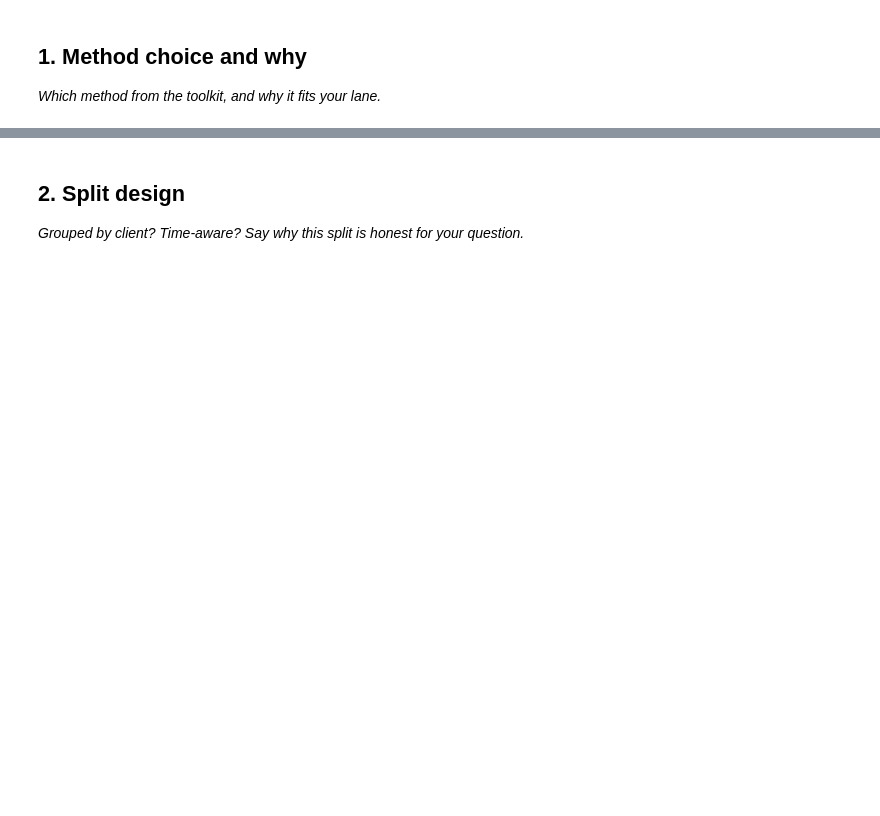
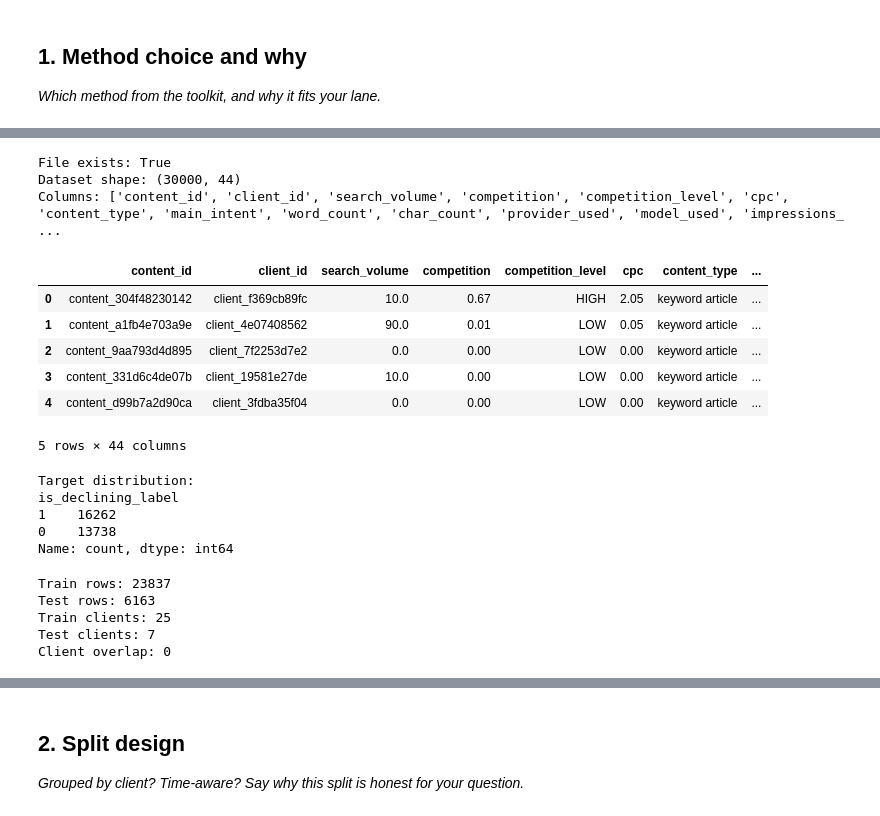
Before and after one commit to Duchalsoham12/flyrank-ml-internship, a Jupyter notebook: work/notebooks/w05_model.ipynb, the cells around one changed output, grey strips where cells are left out. Saved outputs shown, nothing was run; the diff lists cells and outputs as text; code cells hidden in the pictures; blank space fills up the shorter version.

```diff
--- a/work/notebooks/w05_model.ipynb
+++ b/work/notebooks/w05_model.ipynb
@@ -15,0 +142,75 @@ This skeleton is yours to fill. Work the sections **in order** — each one has
+# %%
+import pandas as pd
+import os
+
+file_path = "flyrank-ml-internship/data/raw/content_refresh_anonymized.csv"
+
+print("File exists:", os.path.exists(file_path))
+
+df = pd.read_csv(file_path)
+
+print("Dataset shape:", df.shape)
+print("Columns:", df.columns.tolist())
+
+display(df.head())
+# %% [output]
+File exists: True
+Dataset shape: (30000, 44)
+Columns: ['content_id', 'client_id', 'search_volume', 'competition', 'competition_level', 'cpc', 'content_type', 'main_intent', 'word_count', 'char_count', 'provider_used', 'model_used', 'impressions_ ...
+|  | content_id | client_id | search_volume | competition | competition_level | cpc | content_type | ... |
+| 0 | content_304f48230142 | client_f369cb89fc | 10.0 | 0.67 | HIGH | 2.05 | keyword article | ... |
+| 1 | content_a1fb4e703a9e | client_4e07408562 | 90.0 | 0.01 | LOW | 0.05 | keyword article | ... |
+| 2 | content_9aa793d4d895 | client_7f2253d7e2 | 0.0 | 0.00 | LOW | 0.00 | keyword article | ... |
+| 3 | content_331d6c4de07b | client_19581e27de | 10.0 | 0.00 | LOW | 0.00 | keyword article | ... |
+| 4 | content_d99b7a2d90ca | client_3fdba35f04 | 0.0 | 0.00 | LOW | 0.00 | keyword article | ... |
+5 rows × 44 columns
+# %%
+import numpy as np
+
+df["is_declining_label"] = (
+    df["trend_direction"].astype(str).str.lower() == "down"
+).astype(int)
+
+print("Target distribution:")
+print(df["is_declining_label"].value_counts())
+# %% [output]
+Target distribution:
+is_declining_label
+1    16262
+0    13738
+Name: count, dtype: int64
+# %%
+from sklearn.model_selection import GroupShuffleSplit
+
+gss = GroupShuffleSplit(
+    n_splits=1,
+    test_size=0.20,
+    random_state=42
+)
+
+train_idx, test_idx = next(
+    gss.split(
+        df,
+        y=df["is_declining_label"],
+        groups=df["client_id"]
+    )
+)
+
+train = df.iloc[train_idx].copy()
+test = df.iloc[test_idx].copy()
+
+print("Train rows:", len(train))
+print("Test rows:", len(test))
+
+print("Train clients:", train["client_id"].nunique())
+print("Test clients:", test["client_id"].nunique())
+
+overlap = set(train["client_id"]) & set(test["client_id"])
+
+print("Client overlap:", len(overlap))
+# %% [output]
+Train rows: 23837
+Test rows: 6163
+Train clients: 25
+Test clients: 7
+Client overlap: 0
```
Also changed, not shown: parts of 23 cells of this notebook.
